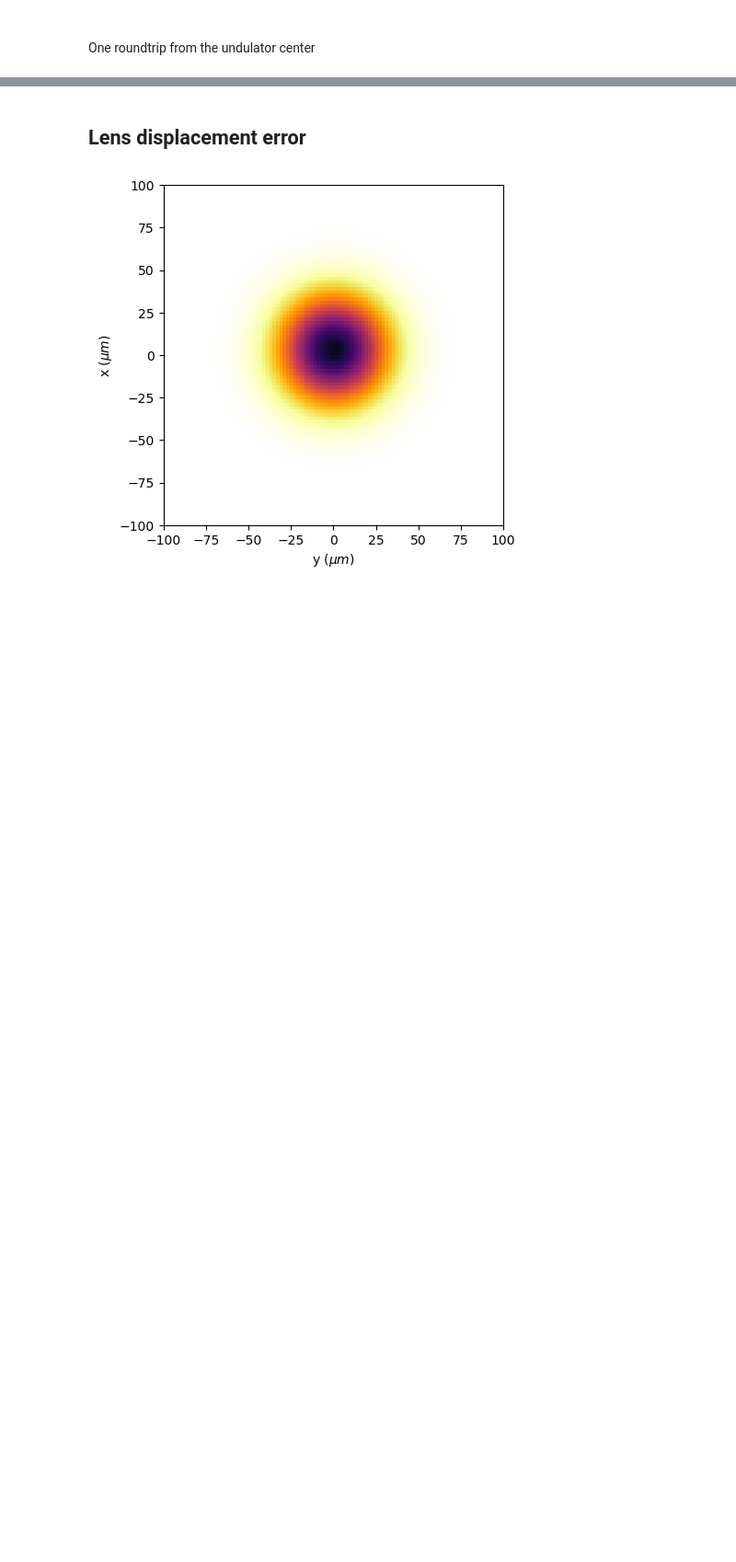
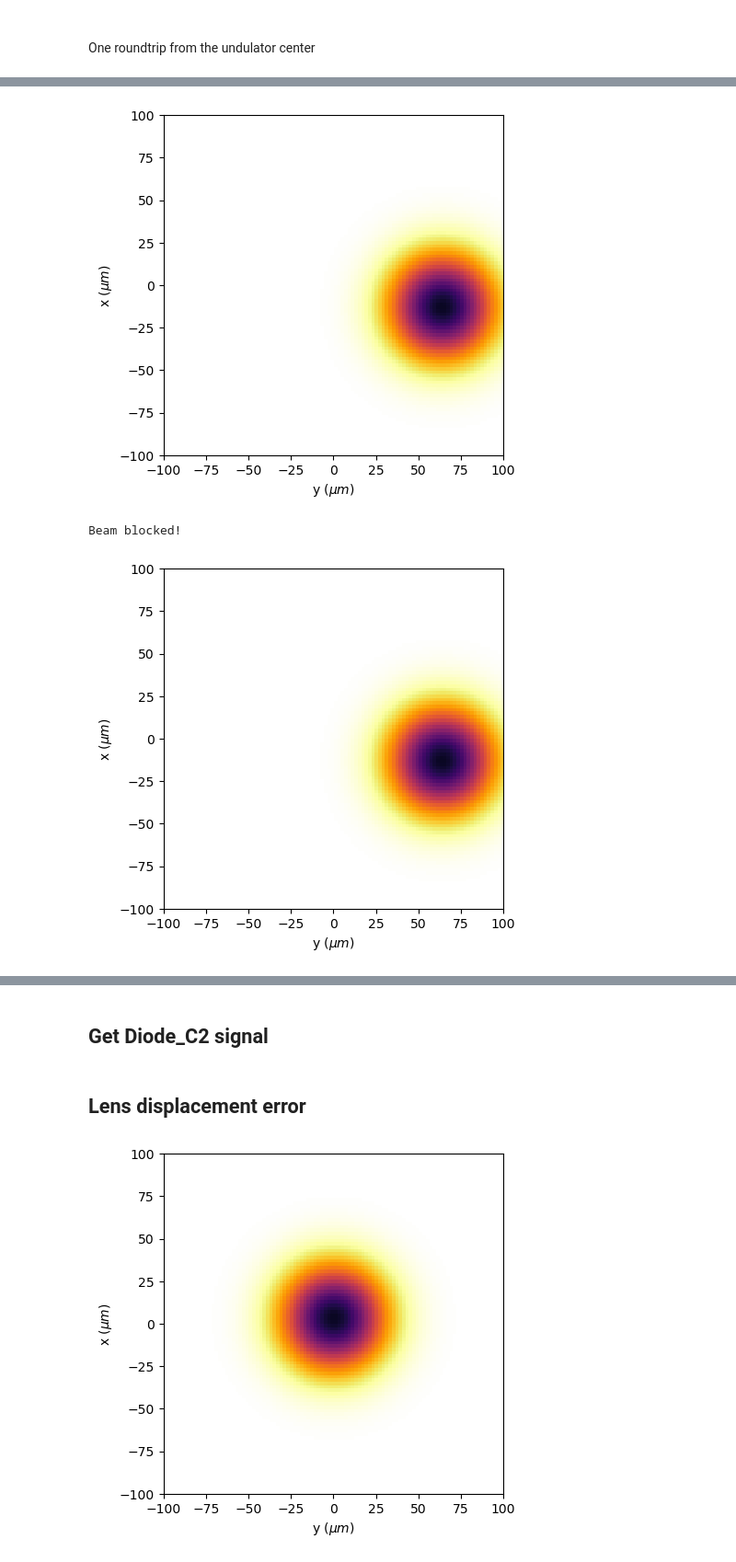
Before and after one commit to jy-tang/cavity_alignment, a Jupyter notebook: beam_profile/example/test.ipynb, the cells around one changed output, grey strips where cells are left out. Shown at 92% size. Cells and saved outputs as stored; diff of their text form; code cells hidden in the pictures; blank space fills up the shorter version.

```diff
--- a/beam_profile/example/test.ipynb
+++ b/beam_profile/example/test.ipynb
@@ -126,0 +62,24 @@ for _ in range(30):
+# %%
+#destructive screen
+CF = cavity_profiler('../input/input.yaml')
+CF.insert_screen('x41')
+
+CF.recirculate(dtheta1_x= -200e-9, dtheta2_y = 2000e-9)
+x, y, p = CF.get_profile('x41')
+plot_2D_contour(x, y, p)
+
+# second time call, beam was stopped, screen will not be updated
+CF.recirculate(dtheta1_x= -400e-9, dtheta2_y = 200e-9)
+x, y, p = CF.get_profile('x41')
+plot_2D_contour(x, y, p)
+
+
+# call rest means a new e-beam shot
+CF.reset()
+CF.recirculate(dtheta1_x= -400e-9, dtheta2_y = 200e-9)
+x, y, p = CF.get_profile('x41')
+plot_2D_contour(x, y, p)
+# %% [output]
+[figure, added]
+Beam blocked!
+[figure, added]
@@ -127,3 +87,5 @@ for _ in range(30):
+# %% [markdown]
+## Get Diode_C2 signal
 # %% [markdown]
 ## Lens displacement error
 # %%
```
Also changed, not shown: parts of 17 cells of this notebook, 4 other files.
